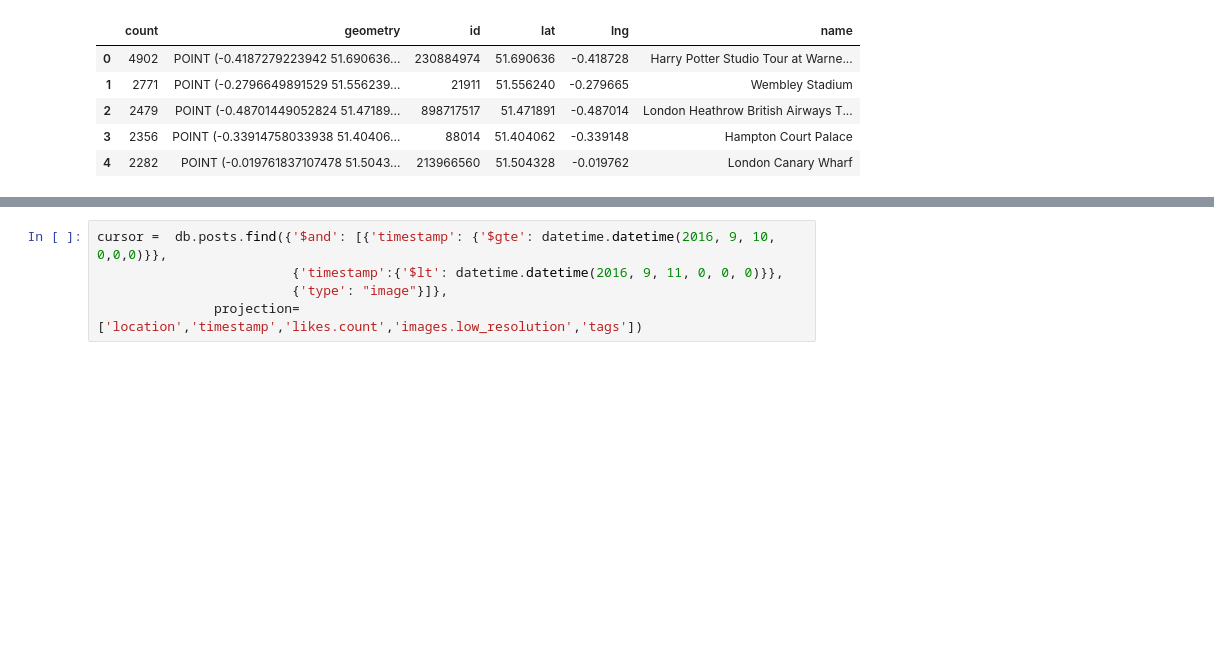
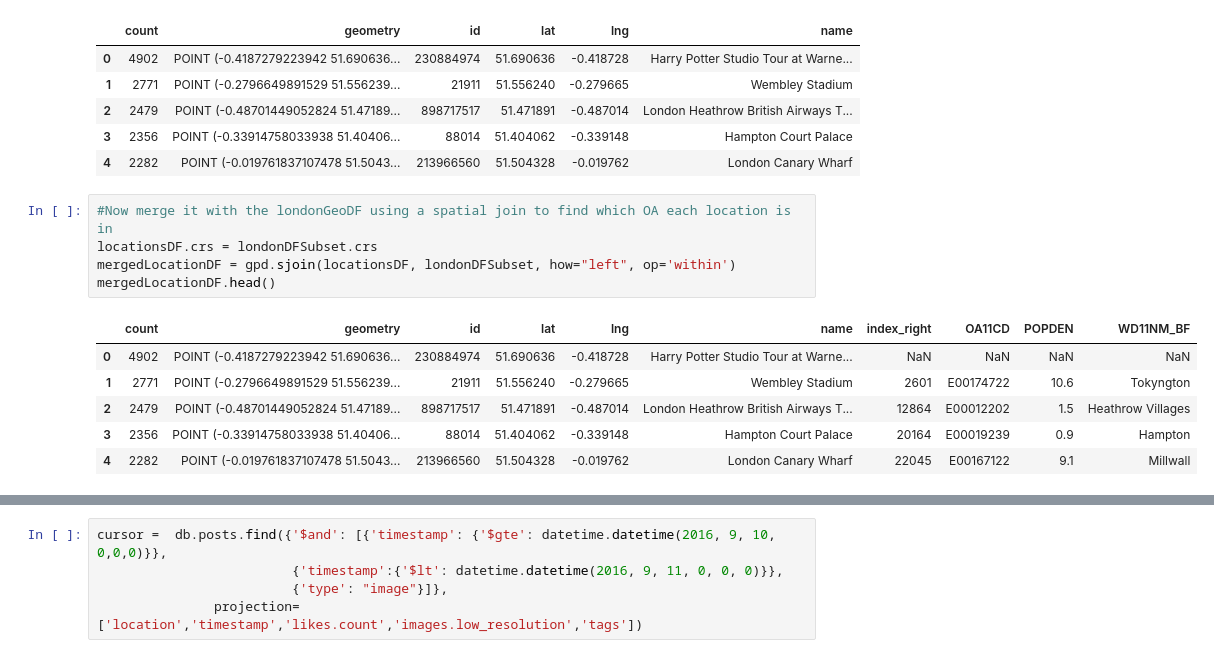
Before and after one commit to wwymak/instagram-london-explore, a Jupyter notebook: Instagram analysis v2.ipynb, the cells around one changed output, grey strips where cells are left out. Saved outputs shown, nothing was run; the diff lists cells and outputs as text; blank space fills up the shorter version.

```diff
--- a/Instagram analysis v2.ipynb
+++ b/Instagram analysis v2.ipynb
@@ -164,3 +164,15 @@ locationsDF.head()
 | 2 | 2479 | POINT (-0.48701449052824 51.47189... | 898717517 | 51.471891 | -0.487014 | London Heathrow British Airways T... |
 | 3 | 2356 | POINT (-0.33914758033938 51.40406... | 88014 | 51.404062 | -0.339148 | Hampton Court Palace |
 | 4 | 2282 | POINT (-0.019761837107478 51.5043... | 213966560 | 51.504328 | -0.019762 | London Canary Wharf |
+# %%
+#Now merge it with the londonGeoDF using a spatial join to find which OA each location is in
+locationsDF.crs = londonDFSubset.crs
+mergedLocationDF = gpd.sjoin(locationsDF, londonDFSubset, how="left", op='within')
+mergedLocationDF.head()
+# %% [output]
+|  | count | geometry | id | lat | lng | name | index_right | OA11CD | POPDEN | WD11NM_BF |
+| 0 | 4902 | POINT (-0.4187279223942 51.690636... | 230884974 | 51.690636 | -0.418728 | Harry Potter Studio Tour at Warne... | NaN | NaN | NaN | NaN |
+| 1 | 2771 | POINT (-0.2796649891529 51.556239... | 21911 | 51.556240 | -0.279665 | Wembley Stadium | 2601 | E00174722 | 10.6 | Tokyngton |
+| 2 | 2479 | POINT (-0.48701449052824 51.47189... | 898717517 | 51.471891 | -0.487014 | London Heathrow British Airways T... | 12864 | E00012202 | 1.5 | Heathrow Villages |
+| 3 | 2356 | POINT (-0.33914758033938 51.40406... | 88014 | 51.404062 | -0.339148 | Hampton Court Palace | 20164 | E00019239 | 0.9 | Hampton |
+| 4 | 2282 | POINT (-0.019761837107478 51.5043... | 213966560 | 51.504328 | -0.019762 | London Canary Wharf | 22045 | E00167122 | 9.1 | Millwall |
```
Also changed, not shown: parts of 7 cells of this notebook, 1 other file.
